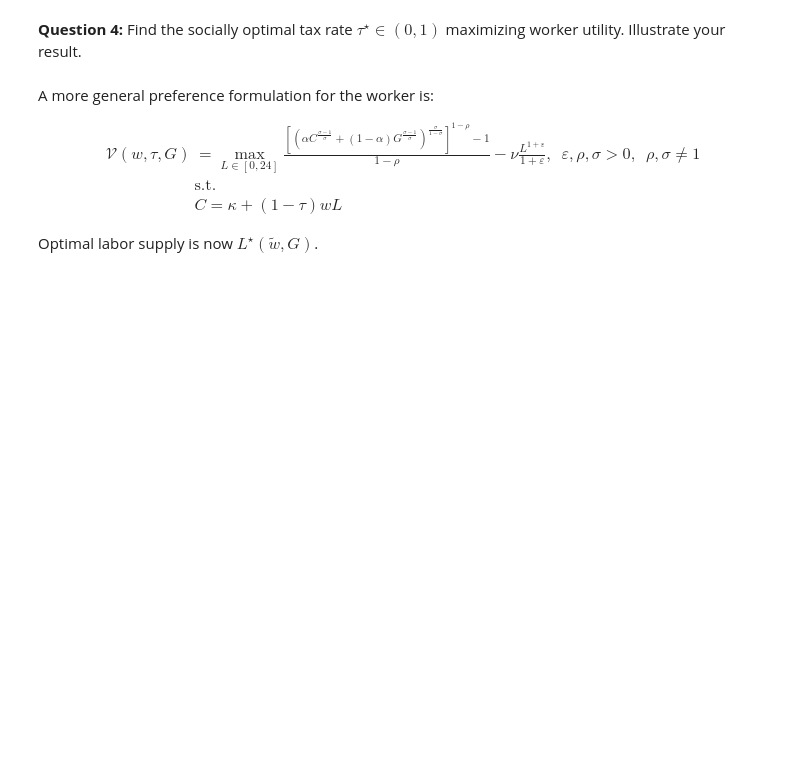
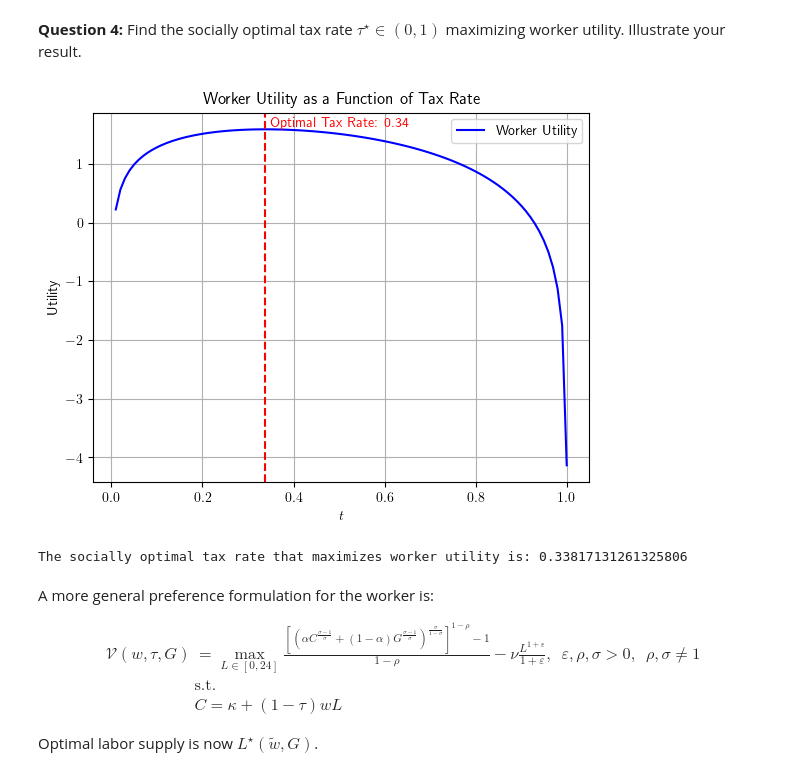
Before and after one commit to NumEconCopenhagen/projects-2023-julius-oskar, a Jupyter notebook: Exam/Exam-2023-notebook.ipynb, the cells around one changed output. Drawn from its saved outputs; the diff is of its cells as text; code cells hidden in the pictures; blank space fills up the shorter version.

```diff
--- a/Exam/Exam-2023-notebook.ipynb
+++ b/Exam/Exam-2023-notebook.ipynb
@@ -197,5 +199,61 @@ plt.show()
 # %% [markdown]
 **Question 4:** Find the socially optimal tax rate $\tau^{\star}\in(0,1)$ maximizing worker utility. Illustrate your result.
+# %%
+import numpy as np
+import matplotlib.pyplot as plt
+from scipy.optimize import minimize_scalar
+
+# The optimal labor supply choice is given, and we define it as a function
+def optimal_labor_supply(w, k, a, v, t):
+    opt = (1 - t) * w
+    L_opt = (-k + np.sqrt(k**2 + (4 * a / v) * opt**2)) / (2 * opt)
+    return L_opt
+
+# Defining the corresponding worker utility
+def worker_utility(w, k, a, v, t):
+    opt = (1 - t) * w
+    L_opt = (-k + np.sqrt(k**2 + (4 * a / v) * opt**2)) / (2 * opt)
+    c = k + (1-t)*w*L_opt
+    G = t*w*L_opt*((1-t)*w)
+    utility = np.log(c**a*G**(1-a)) - (v*L_opt**2)/2
+    return utility
+
+# Objective function to maximize worker utility
+def objective(t, w, k, a, v):
+    return -worker_utility(w, k, a, v, t)
+
+# Setting baseline parameter values
+w = 1
+k = 1
+a = 0.5
+v = 1 / (2 * 16**2)
+
+# Find the socially optimal tax rate that maximizes worker utility
+res = minimize_scalar(objective, args=(w, k, a, v), bounds=(0, 1), method='bounded')
+optimal_tax_rate = res.x
+optimal_worker_utility = -res.fun
+
+# Generate a plot to illustrate the results
+t_values = np.linspace(0.01, 0.999, 100)
+worker_utilities = [worker_utility(w, k, a, v, t) for t in t_values]
+
+plt.plot(t_values, worker_utilities, label='Worker Utility', color="blue")
+plt.axvline(x=optimal_tax_rate, color='red', linestyle='--')
+plt.xlabel(r'$t$')
+plt.ylabel('Utility')
+plt.title(r'Worker Utility as a Function of Tax Rate')
+plt.legend()
+plt.grid(True)
+
+# Add optimal tax rate as a legend
+plt.text(0.5, np.max(worker_utilities), f'Optimal Tax Rate: {optimal_tax_rate:.2f}', ha='center', va='bottom', color='red')
+
+plt.show()
+
+print("The socially optimal tax rate that maximizes worker utility is:", optimal_tax_rate)
+# %% [output]
+[figure, added]
+The socially optimal tax rate that maximizes worker utility is: 0.33817131261325806
 # %% [markdown]
 A more general preference formulation for the worker is:
 
```
Also changed, not shown: parts of 1 cell of this notebook.
